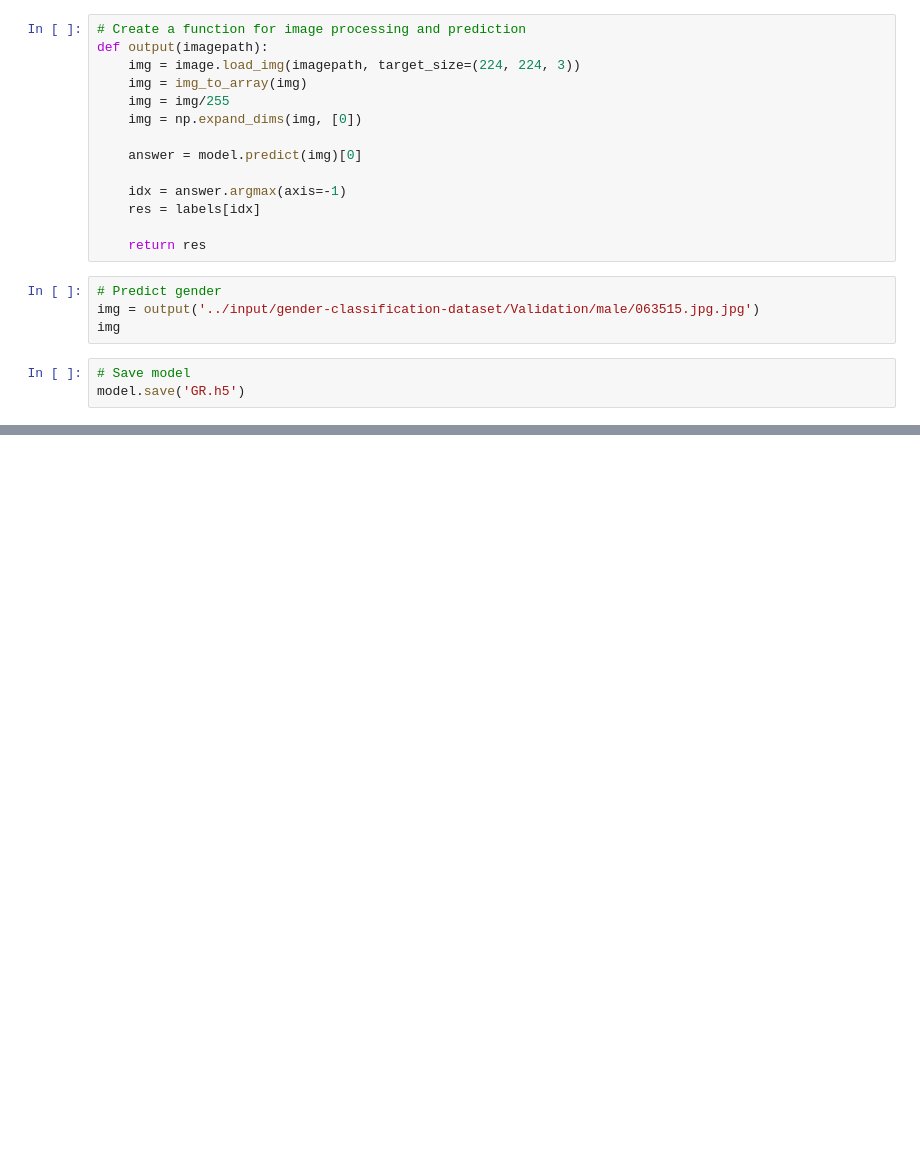
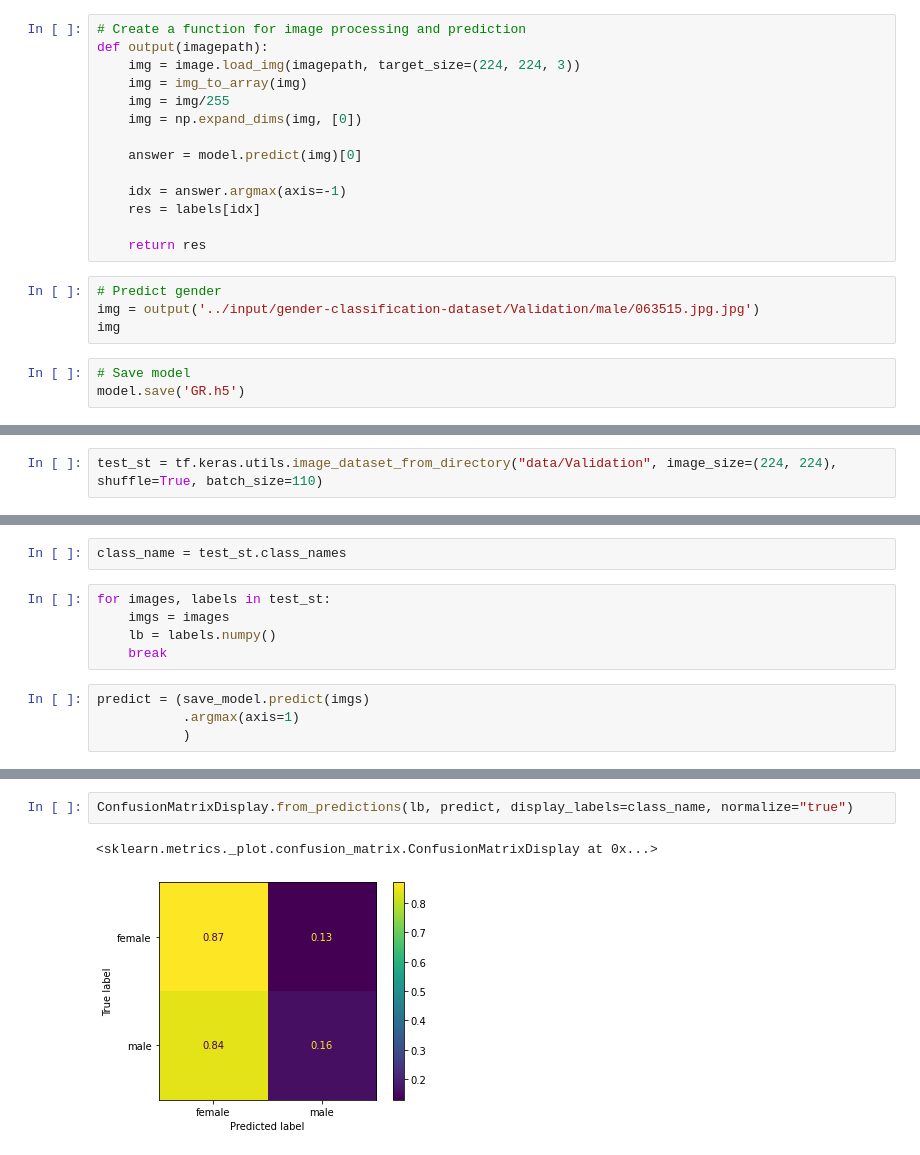
Before and after one commit to SilasPenda/Real-time-Gender-Recognition, a Jupyter notebook: gender-recognition.ipynb, the cells around one changed output, grey strips where cells are left out. Saved outputs shown, nothing was run; the diff lists cells and outputs as text; blank space fills up the shorter version.

Commit message:
model pipeline has been properly debugged

```diff
--- a/gender-recognition.ipynb
+++ b/gender-recognition.ipynb
@@ -188,0 +228,2 @@ model.save('GR.h5')
+# %%
+test_st = tf.keras.utils.image_dataset_from_directory("data/Validation", image_size=(224, 224), shuffle=True, batch_size=110)
@@ -188,0 +232,11 @@ model.save('GR.h5')
+# %%
+class_name = test_st.class_names
+# %%
+for images, labels in test_st:
+    imgs = images
+    lb = labels.numpy()
+    break
+# %%
+predict = (save_model.predict(imgs)
+           .argmax(axis=1)
+           )
@@ -188,0 +258,5 @@ model.save('GR.h5')
+# %%
+ConfusionMatrixDisplay.from_predictions(lb, predict, display_labels=class_name, normalize="true")
+# %% [output]
+<sklearn.metrics._plot.confusion_matrix.ConfusionMatrixDisplay at 0x...>
+[figure, added]
```
Also changed, not shown: parts of 13 cells of this notebook, 6 other files.
